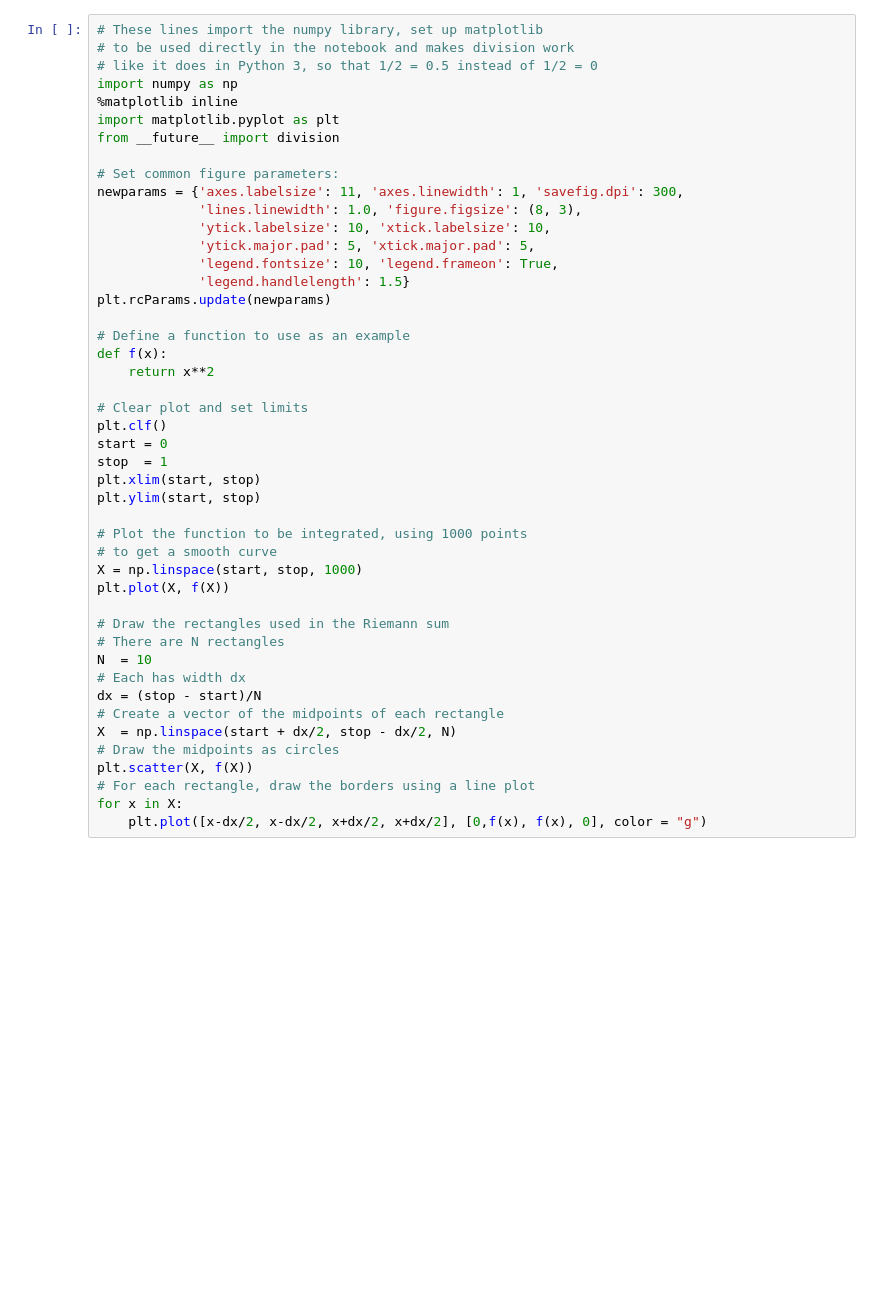
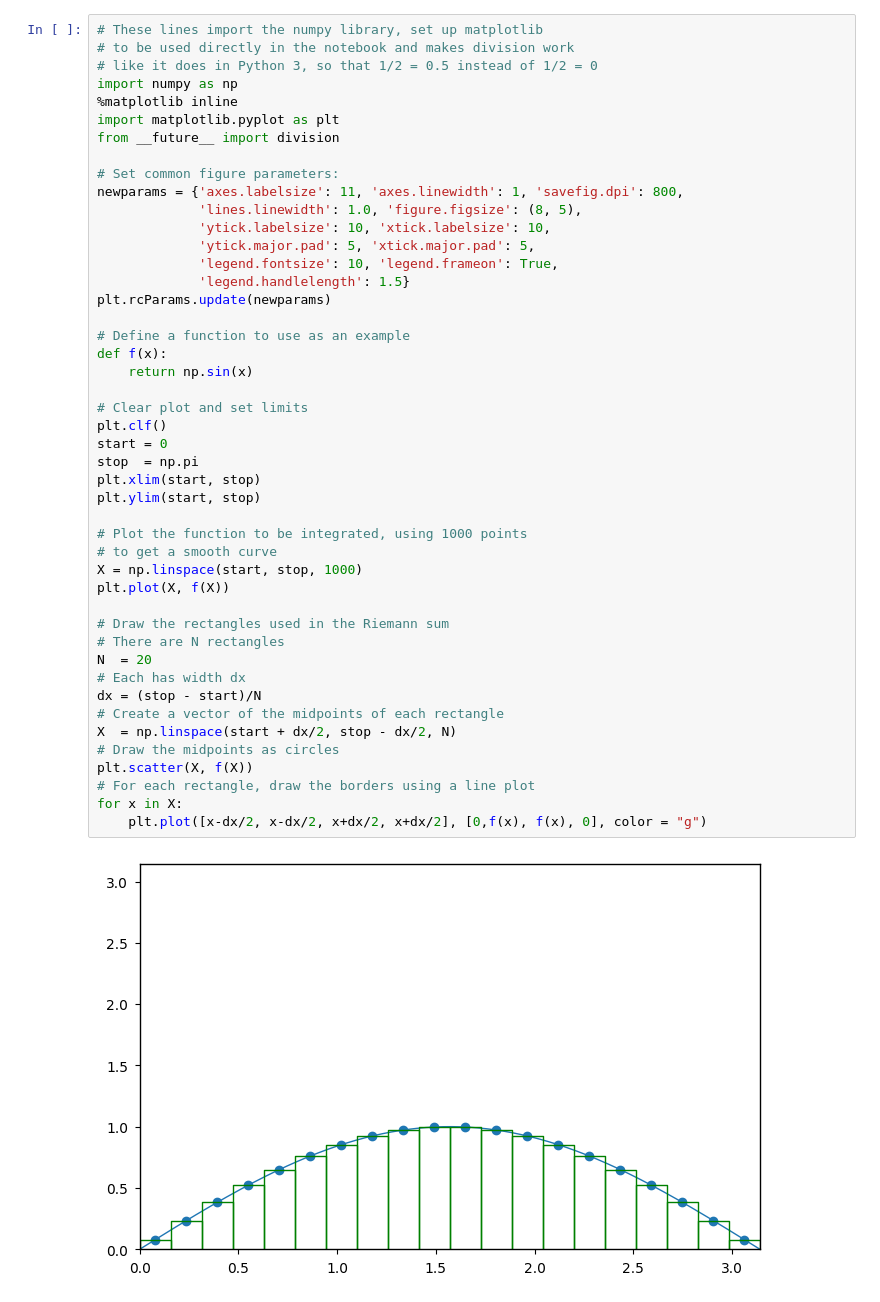
Before and after one commit to davidomanovic/ComputationalPhysics-Projects, a Jupyter notebook: Monte Carlo Integration/montecarlo1D.ipynb, the cells around one changed output. Cells and saved outputs as stored; diff of their text form; blank space fills up the shorter version.

```diff
--- a/Monte Carlo Integration/montecarlo1D.ipynb
+++ b/Monte Carlo Integration/montecarlo1D.ipynb
@@ -8,39 +10,41 @@ import matplotlib.pyplot as plt
 from __future__ import division
 
 # Set common figure parameters:
-newparams = {'axes.labelsize': 11, 'axes.linewidth': 1, 'savefig.dpi': 300,
-             'lines.linewidth': 1.0, 'figure.figsize': (8, 3),
+newparams = {'axes.labelsize': 11, 'axes.linewidth': 1, 'savefig.dpi': 800,
+             'lines.linewidth': 1.0, 'figure.figsize': (8, 5),
              'ytick.labelsize': 10, 'xtick.labelsize': 10,
              'ytick.major.pad': 5, 'xtick.major.pad': 5,
              'legend.fontsize': 10, 'legend.frameon': True,
              'legend.handlelength': 1.5}
 plt.rcParams.update(newparams)
 
 # Define a function to use as an example
 def f(x):
-    return x**2
+    return np.sin(x)
 
 # Clear plot and set limits
 plt.clf()
 start = 0
-stop  = 1
+stop  = np.pi
 plt.xlim(start, stop)
 plt.ylim(start, stop)
 
 # Plot the function to be integrated, using 1000 points
 # to get a smooth curve
 X = np.linspace(start, stop, 1000)
 plt.plot(X, f(X))
 
 # Draw the rectangles used in the Riemann sum
 # There are N rectangles
-N  = 10
+N  = 20
 # Each has width dx
 dx = (stop - start)/N
 # Create a vector of the midpoints of each rectangle
 X  = np.linspace(start + dx/2, stop - dx/2, N)
 # Draw the midpoints as circles
 plt.scatter(X, f(X))
 # For each rectangle, draw the borders using a line plot
 for x in X:
     plt.plot([x-dx/2, x-dx/2, x+dx/2, x+dx/2], [0,f(x), f(x), 0], color = "g")
+# %% [output]
+[figure, added]
```
Also changed, not shown: parts of 12 cells of this notebook.
